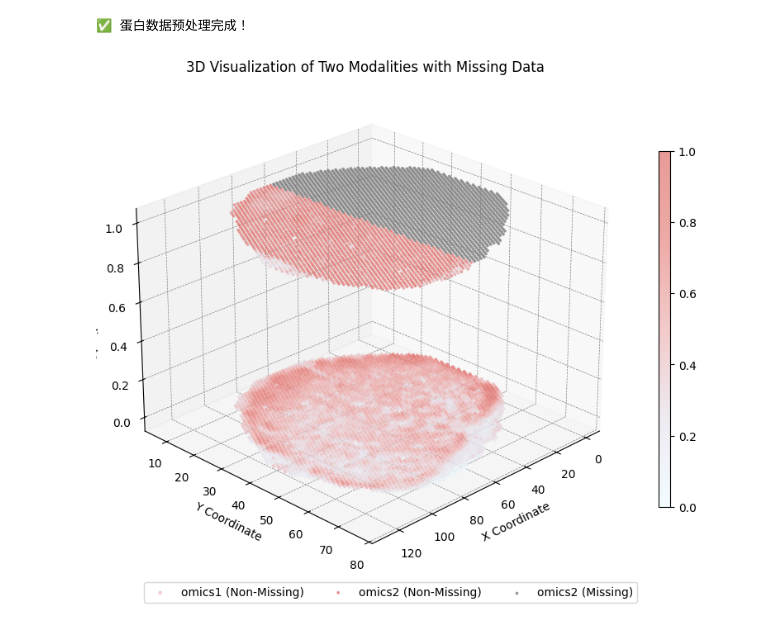
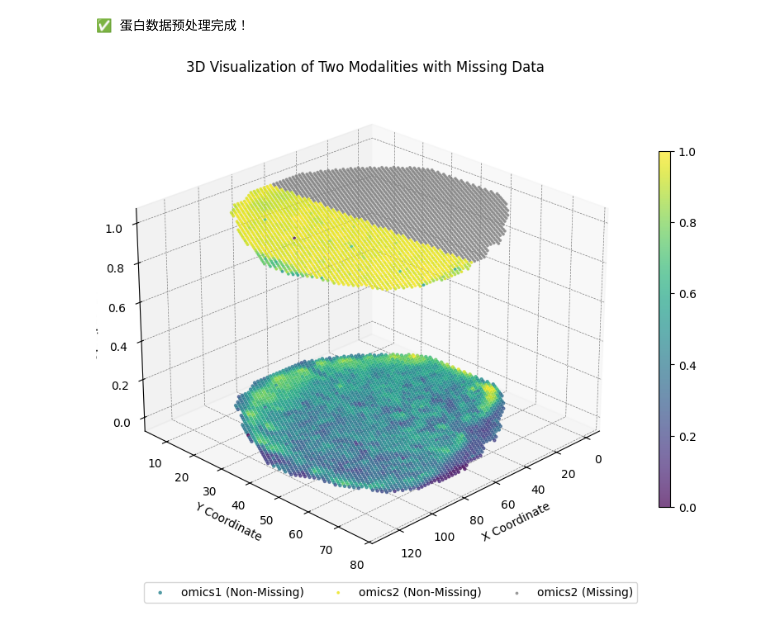
Before and after one commit to JeMing-creater/SP_drawing, a Jupyter notebook: 7-motivation/motivation.ipynb, the cells around one changed output. Cells and saved outputs as stored; diff of their text form; code cells hidden in the pictures.

```diff
--- a/7-motivation/motivation.ipynb
+++ b/7-motivation/motivation.ipynb
@@ -155,12 +155,13 @@ custom_cmap2 = LinearSegmentedColormap.from_list("custom", colors)
 
 
 # 绘制 omics1 数据点（全部为非缺失，颜色表示表达量）
-# scatter_omics1 = ax.scatter(x_coords_omics1, y_coords_omics1, z_coords_omics1,
-#                             c=expression_omics1, cmap='viridis', s=5, alpha=0.7, label='omics1 (Non-Missing)')
+scatter_omics1 = ax.scatter(x_coords_omics1, y_coords_omics1, z_coords_omics1,
+                            c=expression_omics1, cmap='viridis', s=5, alpha=0.7, label='omics1 (Non-Missing)')
 # scatter_omics1 = ax.scatter(x_coords_omics1, y_coords_omics1, z_coords_omics1,
 #                             c=expression_omics1, cmap=custom_cmap, s=5, alpha=0.7, label='omics1 (Non-Missing)')
-scatter_omics1 = ax.scatter(x_coords_omics1, y_coords_omics1, z_coords_omics1,
-                            c=expression_omics1, cmap=custom_cmap2, s=5, alpha=0.7, label='omics1 (Non-Missing)')
+
+# scatter_omics1 = ax.scatter(x_coords_omics1, y_coords_omics1, z_coords_omics1,
+#                             c=expression_omics1, cmap=custom_cmap2, s=5, alpha=0.7, label='omics1 (Non-Missing)')
 
 
 
@@ -169,21 +170,22 @@ missing_mask_omics2 = adata_omics2.obs['missing'] == '0'
 non_missing_mask_omics2 = adata_omics2.obs['missing'] == '1'
 
 # 绘制 omics2 非缺失数据点（颜色表示表达量）
-# scatter_omics2_non_missing = ax.scatter(x_coords_omics2[non_missing_mask_omics2], y_coords_omics2[non_missing_mask_omics2], z_coords_omics2[non_missing_mask_omics2],
-#                                         c=expression_omics2[non_missing_mask_omics2], cmap='viridis', s=3, alpha=0.7, label='omics2 (Non-Missing)')
+scatter_omics2_non_missing = ax.scatter(x_coords_omics2[non_missing_mask_omics2], y_coords_omics2[non_missing_mask_omics2], z_coords_omics2[non_missing_mask_omics2],
+                                        c=expression_omics2[non_missing_mask_omics2], cmap='viridis', s=3, alpha=0.7, label='omics2 (Non-Missing)')
 
 # scatter_omics2_non_missing = ax.scatter(x_coords_omics2[non_missing_mask_omics2], y_coords_omics2[non_missing_mask_omics2], z_coords_omics2[non_missing_mask_omics2],
 #                                         c=expression_omics2[non_missing_mask_omics2], cmap=custom_cmap, s=3, alpha=0.7, label='omics2 (Non-Missing)')
-scatter_omics2_non_missing = ax.scatter(
-    x_coords_omics2[non_missing_mask_omics2],
-    y_coords_omics2[non_missing_mask_omics2],
-    z_coords_omics2[non_missing_mask_omics2],
-    c=expression_omics2[non_missing_mask_omics2],
-    cmap=custom_cmap1,        # <== 替换颜色映射
-    s=3,
-    alpha=0.7,               # <== 保留透明度
-    label='omics2 (Non-Missing)'
-)
+
+# scatter_omics2_non_missing = ax.scatter(
+#     x_coords_omics2[non_missing_mask_omics2],
+#     y_coords_omics2[non_missing_mask_omics2],
+#     z_coords_omics2[non_missing_mask_omics2],
+#     c=expression_omics2[non_missing_mask_omics2],
+#     cmap=custom_cmap1,        # <== 替换颜色映射
+#     s=3,
+#     alpha=0.7,               # <== 保留透明度
+#     label='omics2 (Non-Missing)'
+# )
 
 
 
@@ -194,31 +196,31 @@ ax.scatter(x_coords_omics2[missing_mask_omics2], y_coords_omics2[missing_mask_om
 
 # 设置坐标轴标签
 ax.set_xlabel('X Coordinate')
 ax.set_ylabel('Y Coordinate')
 ax.set_zlabel('Z Coordinate')
 
 # 设置网格线为虚线
 ax.xaxis._axinfo['grid'] = {'linewidth': 0.5, 'color': 'gray', 'linestyle': '--'}
 ax.yaxis._axinfo['grid'] = {'linewidth': 0.5, 'color': 'gray', 'linestyle': '--'}
 ax.zaxis._axinfo['grid'] = {'linewidth': 0.5, 'color': 'gray', 'linestyle': '--'}
 
 # 设置背景颜色为白色
 ax.set_facecolor('white')
 
 # 添加颜色条并调整大小和位置
 # cbar = fig.colorbar(scatter_omics1, ax=ax, label='Expression Level', shrink=0.7, pad=0.05, aspect=30)
 cbar = fig.colorbar(scatter_omics1, ax=ax, shrink=0.7, pad=0.05, aspect=30)
 
 # 添加图例和标题
 # ax.legend(bbox_to_anchor=(1, 0.8), loc='upper center')  # 通过数值设置图例位置
 ax.legend(bbox_to_anchor=(0.55, -0.05),loc='lower center', ncol=3)  # 通过数值设置图例位置
 
 ax.set_title('3D Visualization of Two Modalities with Missing Data',pad=0)
 
 # 调整视角
 ax.view_init(elev=25, azim=45)
 
 # 显示图形
 plt.show()
 # %% [output]
-[figure, old version]
+[figure, new version]
```
Also changed, not shown: 1 other file.
